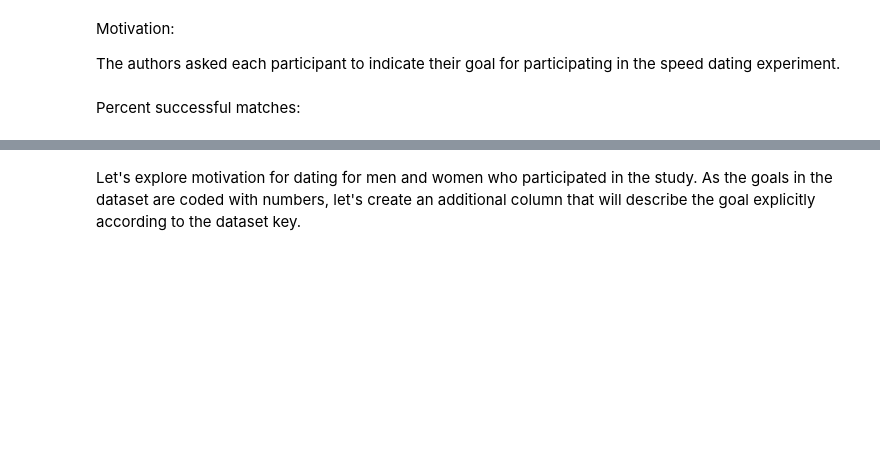
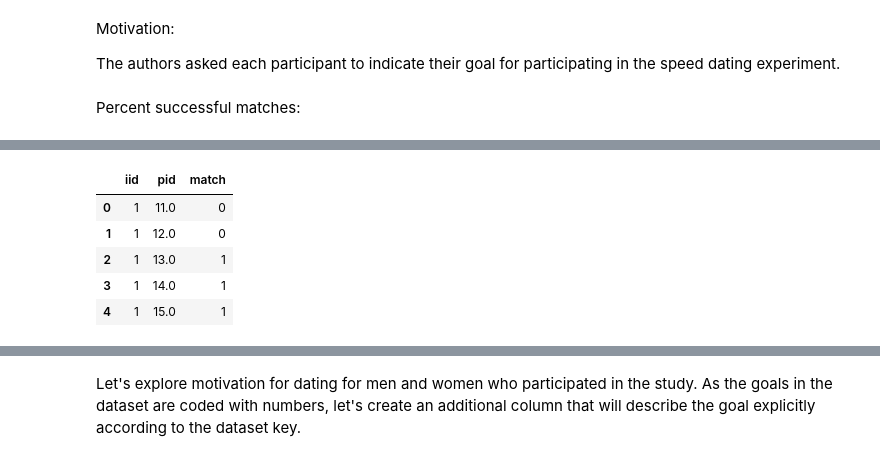
Before and after one commit to YuliyaSheichenka/Certification_Bloc_2, a Jupyter notebook: 01-Project_speed_dating_views_evolution.ipynb, the cells around one changed output, grey strips where cells are left out. Cells and saved outputs as stored; diff of their text form; code cells hidden in the pictures; blank space fills up the shorter version.

```diff
--- a/01-Project_speed_dating_views_evolution.ipynb
+++ b/01-Project_speed_dating_views_evolution.ipynb
@@ -208,0 +328,9 @@ Percent successful matches:
+# %%
+df_match.head()
+# %% [output]
+|  | iid | pid | match |
+| 0 | 1 | 11.0 | 0 |
+| 1 | 1 | 12.0 | 0 |
+| 2 | 1 | 13.0 | 1 |
+| 3 | 1 | 14.0 | 1 |
+| 4 | 1 | 15.0 | 1 |
```
Also changed, not shown: parts of 37 cells of this notebook.
